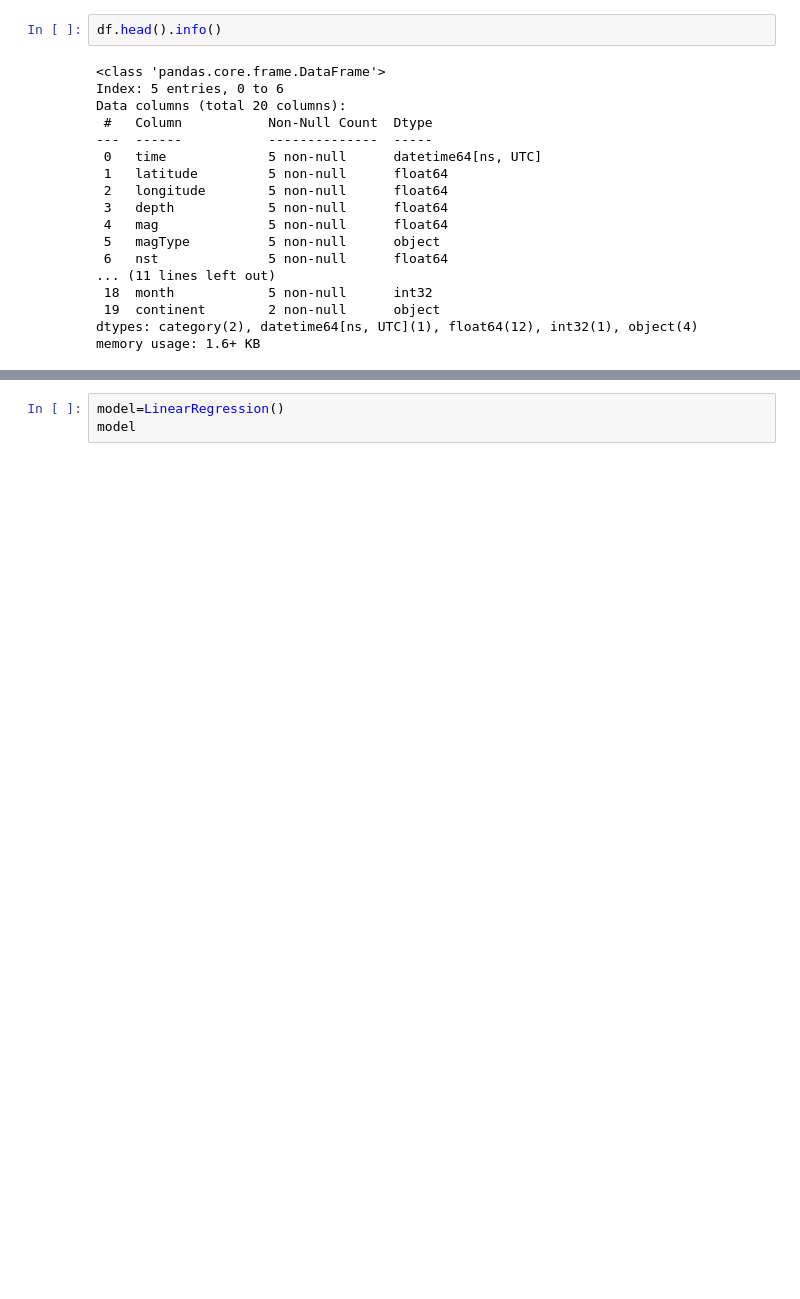
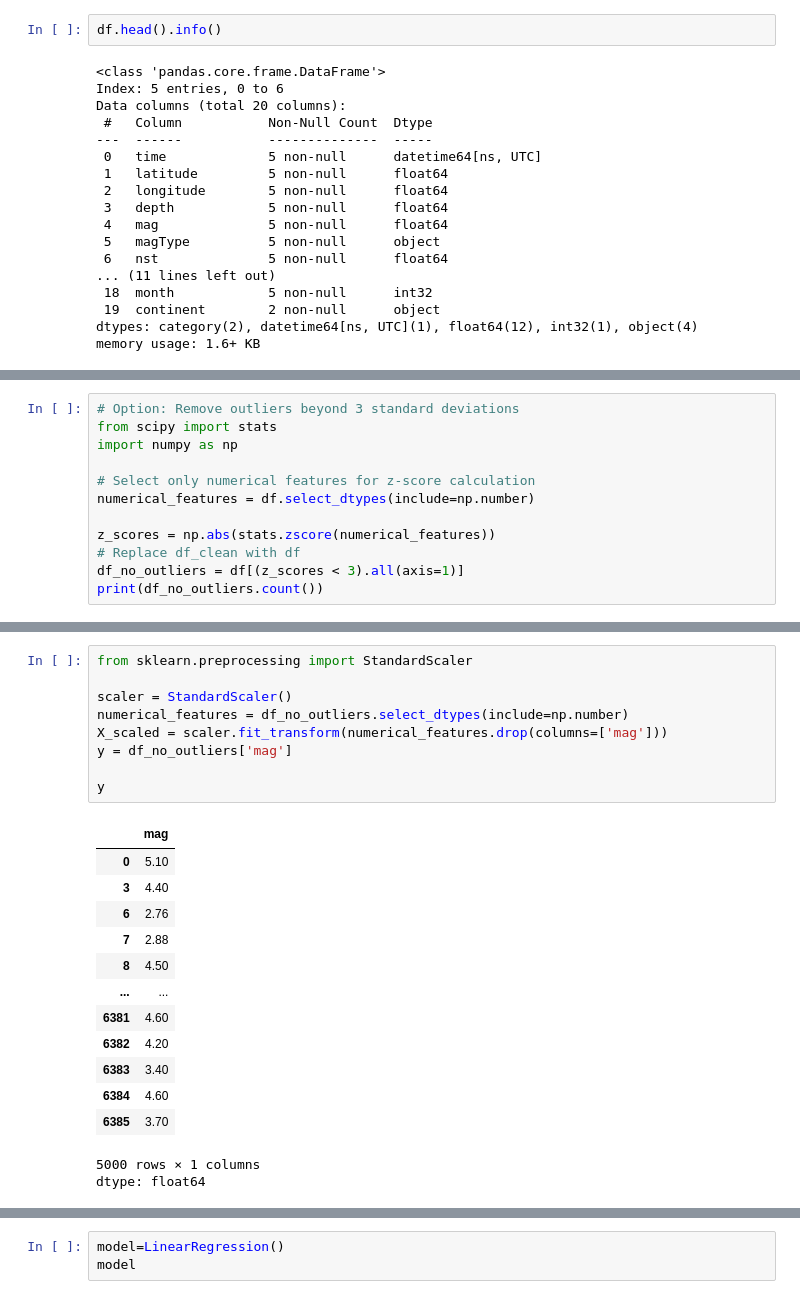
Before and after one commit to Shivamthakur7500/EarthQuack_EDA-project, a Jupyter notebook: project_lab.ipynb, the cells around one changed output, grey strips where cells are left out. Saved outputs shown, nothing was run; the diff lists cells and outputs as text; blank space fills up the shorter version.

```diff
--- a/project_lab.ipynb
+++ b/project_lab.ipynb
@@ -522,0 +606,12 @@ y=np.array(df['depth'])
+# %%
+# Option: Remove outliers beyond 3 standard deviations
+from scipy import stats
+import numpy as np
+
+# Select only numerical features for z-score calculation
+numerical_features = df.select_dtypes(include=np.number)
+
+z_scores = np.abs(stats.zscore(numerical_features))
+# Replace df_clean with df
+df_no_outliers = df[(z_scores < 3).all(axis=1)]
+print(df_no_outliers.count())
@@ -522,0 +636,24 @@ y=np.array(df['depth'])
+# %%
+from sklearn.preprocessing import StandardScaler
+
+scaler = StandardScaler()
+numerical_features = df_no_outliers.select_dtypes(include=np.number)
+X_scaled = scaler.fit_transform(numerical_features.drop(columns=['mag']))
+y = df_no_outliers['mag']
+
+y
+# %% [output]
+|  | mag |
+| 0 | 5.10 |
+| 3 | 4.40 |
+| 6 | 2.76 |
+| 7 | 2.88 |
+| 8 | 4.50 |
+| ... | ... |
+| 6381 | 4.60 |
+| 6382 | 4.20 |
+| 6383 | 3.40 |
+| 6384 | 4.60 |
+| 6385 | 3.70 |
+5000 rows × 1 columns
+dtype: float64
```
Also changed, not shown: parts of 46 cells of this notebook.
